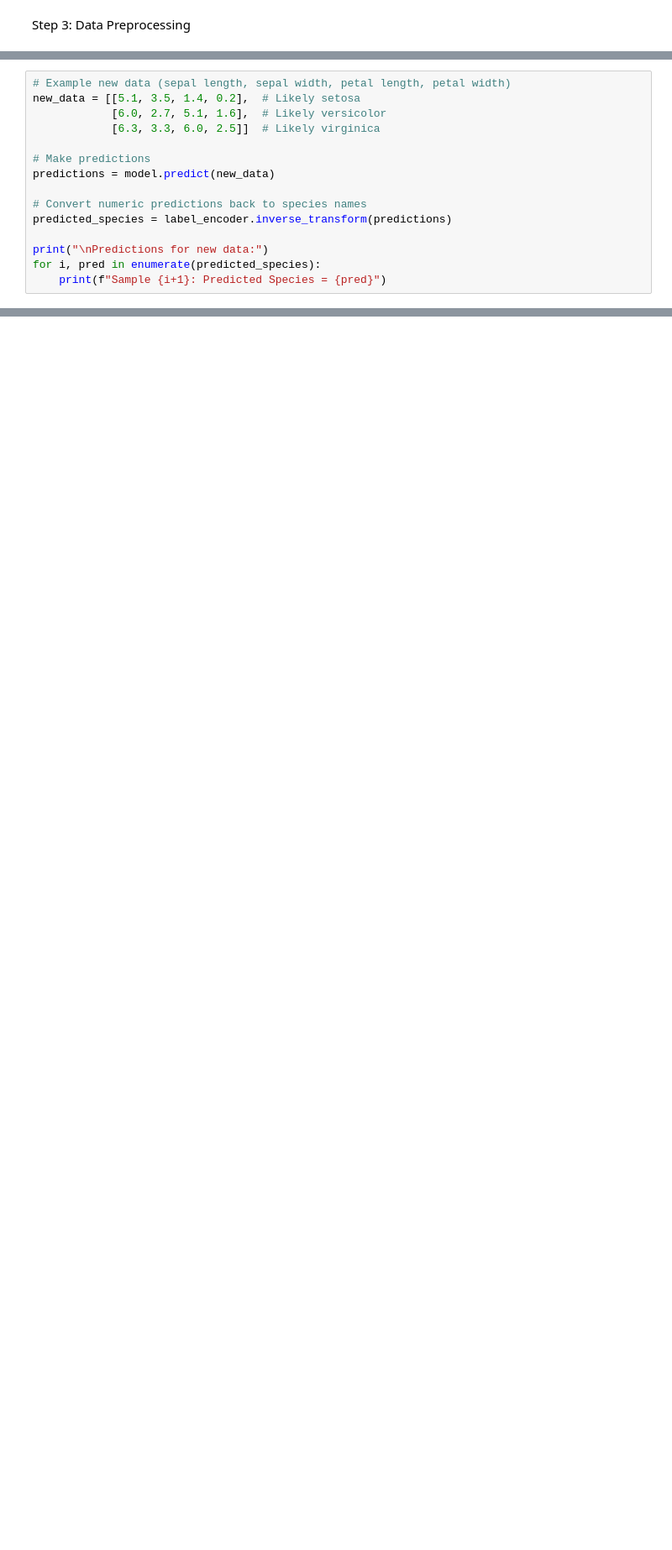
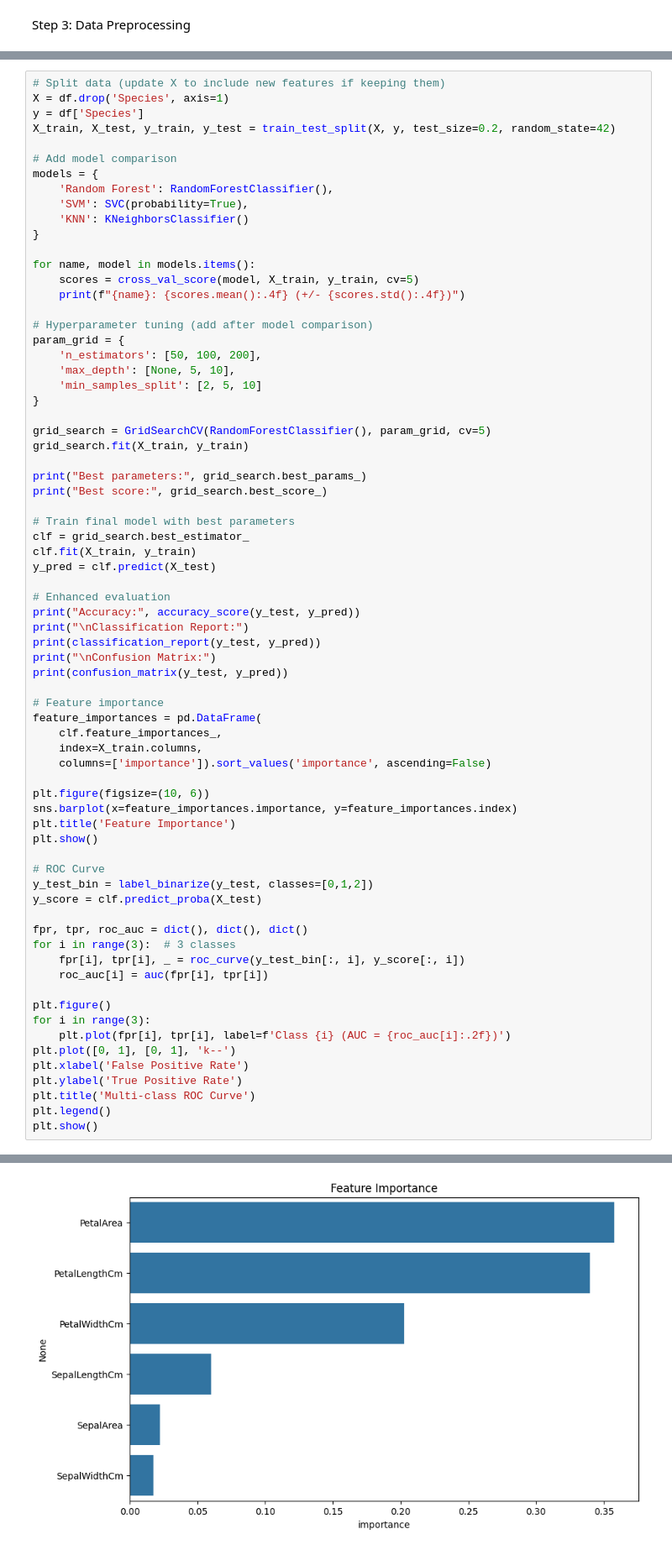
Before and after one commit to aabelatilaw/-CodeAlpha_ProjectName-, a Jupyter notebook: iris_flower_classification_with_machine_learning.ipynb, the cells around one changed output, grey strips where cells are left out. Shown at 84% size. Cells and saved outputs as stored; diff of their text form; blank space fills up the shorter version.

```diff
--- a/iris_flower_classification_with_machine_learning.ipynb
+++ b/iris_flower_classification_with_machine_learning.ipynb
@@ -106,15 +90,0 @@ Step 8: Make Predictions on New Data
-# %%
-# Example new data (sepal length, sepal width, petal length, petal width)
-new_data = [[5.1, 3.5, 1.4, 0.2],  # Likely setosa
-            [6.0, 2.7, 5.1, 1.6],  # Likely versicolor
-            [6.3, 3.3, 6.0, 2.5]]  # Likely virginica
-
-# Make predictions
-predictions = model.predict(new_data)
-
-# Convert numeric predictions back to species names
-predicted_species = label_encoder.inverse_transform(predictions)
-
-print("\nPredictions for new data:")
-for i, pred in enumerate(predicted_species):
-    print(f"Sample {i+1}: Predicted Species = {pred}")
@@ -120,0 +93,72 @@ for i, pred in enumerate(predicted_species):
+# %%
+# Split data (update X to include new features if keeping them)
+X = df.drop('Species', axis=1)
+y = df['Species']
+X_train, X_test, y_train, y_test = train_test_split(X, y, test_size=0.2, random_state=42)
+
+# Add model comparison
+models = {
+    'Random Forest': RandomForestClassifier(),
+    'SVM': SVC(probability=True),
+    'KNN': KNeighborsClassifier()
+}
+
+for name, model in models.items():
+    scores = cross_val_score(model, X_train, y_train, cv=5)
+    print(f"{name}: {scores.mean():.4f} (+/- {scores.std():.4f})")
+
+# Hyperparameter tuning (add after model comparison)
+param_grid = {
+    'n_estimators': [50, 100, 200],
+    'max_depth': [None, 5, 10],
+    'min_samples_split': [2, 5, 10]
+}
+
+grid_search = GridSearchCV(RandomForestClassifier(), param_grid, cv=5)
+grid_search.fit(X_train, y_train)
+
+print("Best parameters:", grid_search.best_params_)
+print("Best score:", grid_search.best_score_)
+
+# Train final model with best parameters
+clf = grid_search.best_estimator_
+clf.fit(X_train, y_train)
+y_pred = clf.predict(X_test)
+
+# Enhanced evaluation
+print("Accuracy:", accuracy_score(y_test, y_pred))
+print("\nClassification Report:")
+print(classification_report(y_test, y_pred))
+print("\nConfusion Matrix:")
+print(confusion_matrix(y_test, y_pred))
+
+# Feature importance
+feature_importances = pd.DataFrame(
+    clf.feature_importances_,
+    index=X_train.columns,
+    columns=['importance']).sort_values('importance', ascending=False)
+
+plt.figure(figsize=(10, 6))
+sns.barplot(x=feature_importances.importance, y=feature_importances.index)
+plt.title('Feature Importance')
+plt.show()
+
+# ROC Curve
+y_test_bin = label_binarize(y_test, classes=[0,1,2])
+y_score = clf.predict_proba(X_test)
+
+fpr, tpr, roc_auc = dict(), dict(), dict()
+for i in range(3):  # 3 classes
+    fpr[i], tpr[i], _ = roc_curve(y_test_bin[:, i], y_score[:, i])
+    roc_auc[i] = auc(fpr[i], tpr[i])
+
+plt.figure()
+for i in range(3):
+    plt.plot(fpr[i], tpr[i], label=f'Class {i} (AUC = {roc_auc[i]:.2f})')
+plt.plot([0, 1], [0, 1], 'k--')
+plt.xlabel('False Positive Rate')
+plt.ylabel('True Positive Rate')
+plt.title('Multi-class ROC Curve')
+plt.legend()
+plt.show()
+# %% [output]
@@ -120,0 +182 @@ for i, pred in enumerate(predicted_species):
+[figure, added]
```
Also changed, not shown: parts of 16 cells of this notebook.
